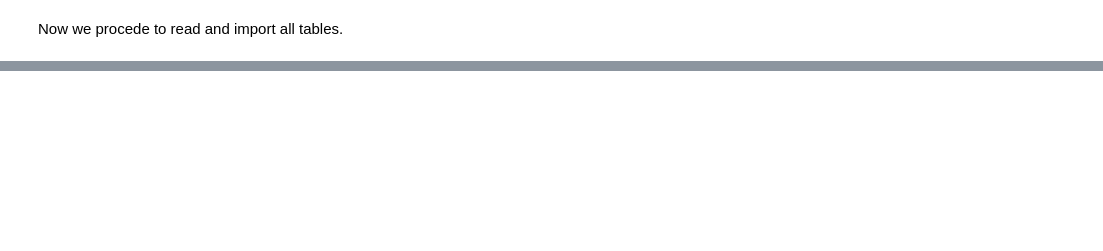
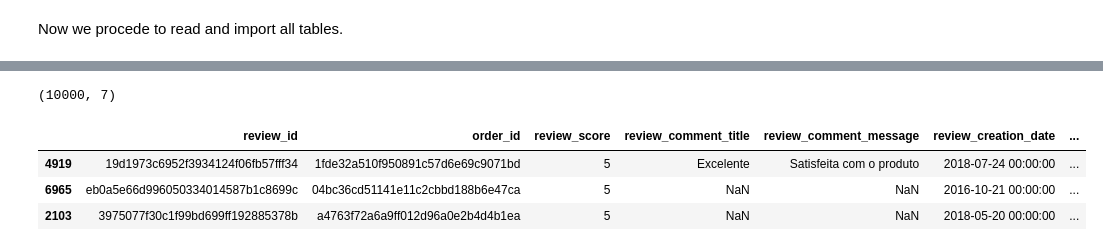
Before and after one commit to bautidea/DataModeling_and_DataWarehouse, a Jupyter notebook: data_modeling.ipynb, the cells around one changed output, grey strips where cells are left out. Cells and saved outputs as stored; diff of their text form; code cells hidden in the pictures; blank space fills up the shorter version.

```diff
--- a/data_modeling.ipynb
+++ b/data_modeling.ipynb
@@ -8,0 +172,11 @@ Now we procede to read and import all tables.
+# %%
+data_reviews = pd.read_csv('./data/olist_order_reviews_dataset.csv')
+data_reviews = data_reviews.iloc[0:10000,:]
+print(data_reviews.shape)
+data_reviews.sample(3)
+# %% [output]
+(10000, 7)
+|  | review_id | order_id | review_score | review_comment_title | review_comment_message | review_creation_date | ... |
+| 4919 | 19d1973c6952f3934124f06fb57fff34 | 1fde32a510f950891c57d6e69c9071bd | 5 | Excelente | Satisfeita com o produto | 2018-07-24 00:00:00 | ... |
+| 6965 | eb0a5e66d996050334014587b1c8699c | 04bc36cd51141e11c2cbbd188b6e47ca | 5 | NaN | NaN | 2016-10-21 00:00:00 | ... |
+| 2103 | 3975077f30c1f99bd699ff192885378b | a4763f72a6a9ff012d96a0e2b4d4b1ea | 5 | NaN | NaN | 2018-05-20 00:00:00 | ... |
```
Also changed, not shown: parts of 40 cells of this notebook, 25 other files.
